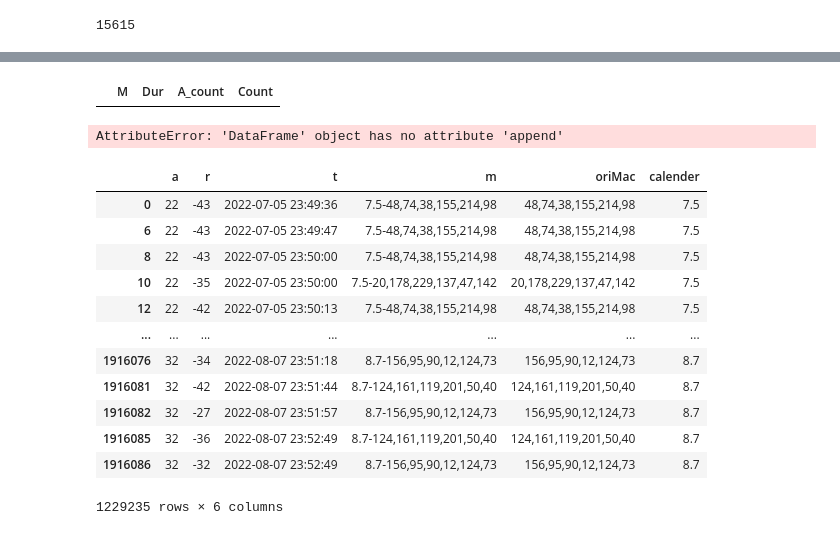
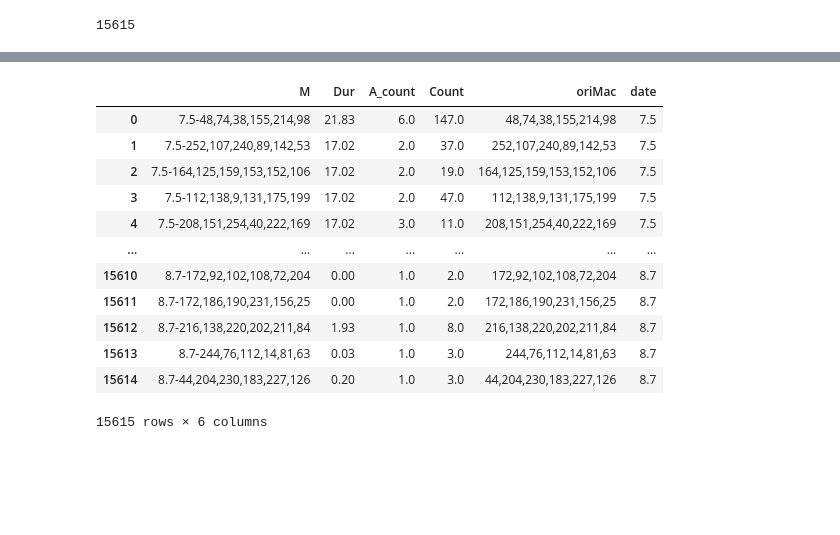
Before and after one commit to RickH-Arch/MEIRL-GAIL-Behavior-Cloning, a Jupyter notebook: wifi_track_data/wifi_track_data_clean_advanced.ipynb, the cells around one changed output, grey strips where cells are left out. Drawn from its saved outputs; the diff is of its cells as text; code cells hidden in the pictures; blank space fills up the shorter version.

```diff
--- a/wifi_track_data/wifi_track_data_clean_advanced.ipynb
+++ b/wifi_track_data/wifi_track_data_clean_advanced.ipynb
@@ -216,39 +163,28 @@ with open('../share/dict_file.txt', 'r') as file:
     macDur_dict = eval(dict_str)
 mac_list = list(macDur_dict.keys())
 mac_dur_list = list(macDur_dict.values())
-# %%
-df_sta = pd.DataFrame({'M':[],'Dur':[],'A_count':[],'Count':[]})
-df_sta
-# %% [output]
-|  | M | Dur | A_count | Count |
 # %%
 #生成统计数值的dataframe
+df_sta = pd.DataFrame({'M':[],'Dur':[],'A_count':[],'Count':[],'oriMac':[],'date':[]})
 for i in range(len(mac_list)):
-    df_sta.append({'M':mac_list[i],'Dur':mac_dur_list[i],'A_count':a_count[mac_list[i]],'Count':count_list[mac_list[i]]})
+    df_sta = df_sta._append({'M':mac_list[i],
+                             'Dur':mac_dur_list[i],
+                             'A_count':a_count[mac_list[i]],
+                             'Count':count_list[mac_list[i]],
+                             'oriMac':mac_list[i].split('-')[1],
+                             'date':mac_list[i].split('-')[0]},ignore_index=True)
 df_sta
 # %% [output]
+|  | M | Dur | A_count | Count | oriMac | date |
+| 0 | 7.5-48,74,38,155,214,98 | 21.83 | 6.0 | 147.0 | 48,74,38,155,214,98 | 7.5 |
+| 1 | 7.5-252,107,240,89,142,53 | 17.02 | 2.0 | 37.0 | 252,107,240,89,142,53 | 7.5 |
+| 2 | 7.5-164,125,159,153,152,106 | 17.02 | 2.0 | 19.0 | 164,125,159,153,152,106 | 7.5 |
+| 3 | 7.5-112,138,9,131,175,199 | 17.02 | 2.0 | 47.0 | 112,138,9,131,175,199 | 7.5 |
+| 4 | 7.5-208,151,254,40,222,169 | 17.02 | 3.0 | 11.0 | 208,151,254,40,222,169 | 7.5 |
+| ... | ... | ... | ... | ... | ... | ... |
+| 15610 | 8.7-172,92,102,108,72,204 | 0.00 | 1.0 | 2.0 | 172,92,102,108,72,204 | 8.7 |
+| 15611 | 8.7-172,186,190,231,156,25 | 0.00 | 1.0 | 2.0 | 172,186,190,231,156,25 | 8.7 |
+| 15612 | 8.7-216,138,220,202,211,84 | 1.93 | 1.0 | 8.0 | 216,138,220,202,211,84 | 8.7 |
+| 15613 | 8.7-244,76,112,14,81,63 | 0.03 | 1.0 | 3.0 | 244,76,112,14,81,63 | 8.7 |
+| 15614 | 8.7-44,204,230,183,227,126 | 0.20 | 1.0 | 3.0 | 44,204,230,183,227,126 | 8.7 |
-AttributeError: 'DataFrame' object has no attribute 'append'
+15615 rows × 6 columns
-# %%
-#获得忽略数据次数的mac-a列表
-count_list = df.groupby(['m']).a.value_counts()
-df_count = count_list.to_frame().reset_index()
-#获得一天内出现在超过4个位置的mac
-counts = df_count.m.value_counts()
-mac_list = counts[counts >= 4].index
-#筛选出满足条件的mac对应的数据
-df = df[df.m.isin(mac_list)]
-df
-# %% [output]
-|  | a | r | t | m | oriMac | calender |
-| 0 | 22 | -43 | 2022-07-05 23:49:36 | 7.5-48,74,38,155,214,98 | 48,74,38,155,214,98 | 7.5 |
-| 6 | 22 | -43 | 2022-07-05 23:49:47 | 7.5-48,74,38,155,214,98 | 48,74,38,155,214,98 | 7.5 |
-| 8 | 22 | -43 | 2022-07-05 23:50:00 | 7.5-48,74,38,155,214,98 | 48,74,38,155,214,98 | 7.5 |
-| 10 | 22 | -35 | 2022-07-05 23:50:00 | 7.5-20,178,229,137,47,142 | 20,178,229,137,47,142 | 7.5 |
-| 12 | 22 | -42 | 2022-07-05 23:50:13 | 7.5-48,74,38,155,214,98 | 48,74,38,155,214,98 | 7.5 |
-| ... | ... | ... | ... | ... | ... | ... |
-| 1916076 | 32 | -34 | 2022-08-07 23:51:18 | 8.7-156,95,90,12,124,73 | 156,95,90,12,124,73 | 8.7 |
-| 1916081 | 32 | -42 | 2022-08-07 23:51:44 | 8.7-124,161,119,201,50,40 | 124,161,119,201,50,40 | 8.7 |
-| 1916082 | 32 | -27 | 2022-08-07 23:51:57 | 8.7-156,95,90,12,124,73 | 156,95,90,12,124,73 | 8.7 |
-| 1916085 | 32 | -36 | 2022-08-07 23:52:49 | 8.7-124,161,119,201,50,40 | 124,161,119,201,50,40 | 8.7 |
-| 1916086 | 32 | -32 | 2022-08-07 23:52:49 | 8.7-156,95,90,12,124,73 | 156,95,90,12,124,73 | 8.7 |
-1229235 rows × 6 columns
```
Also changed, not shown: parts of 24 cells of this notebook, 1 other file.
